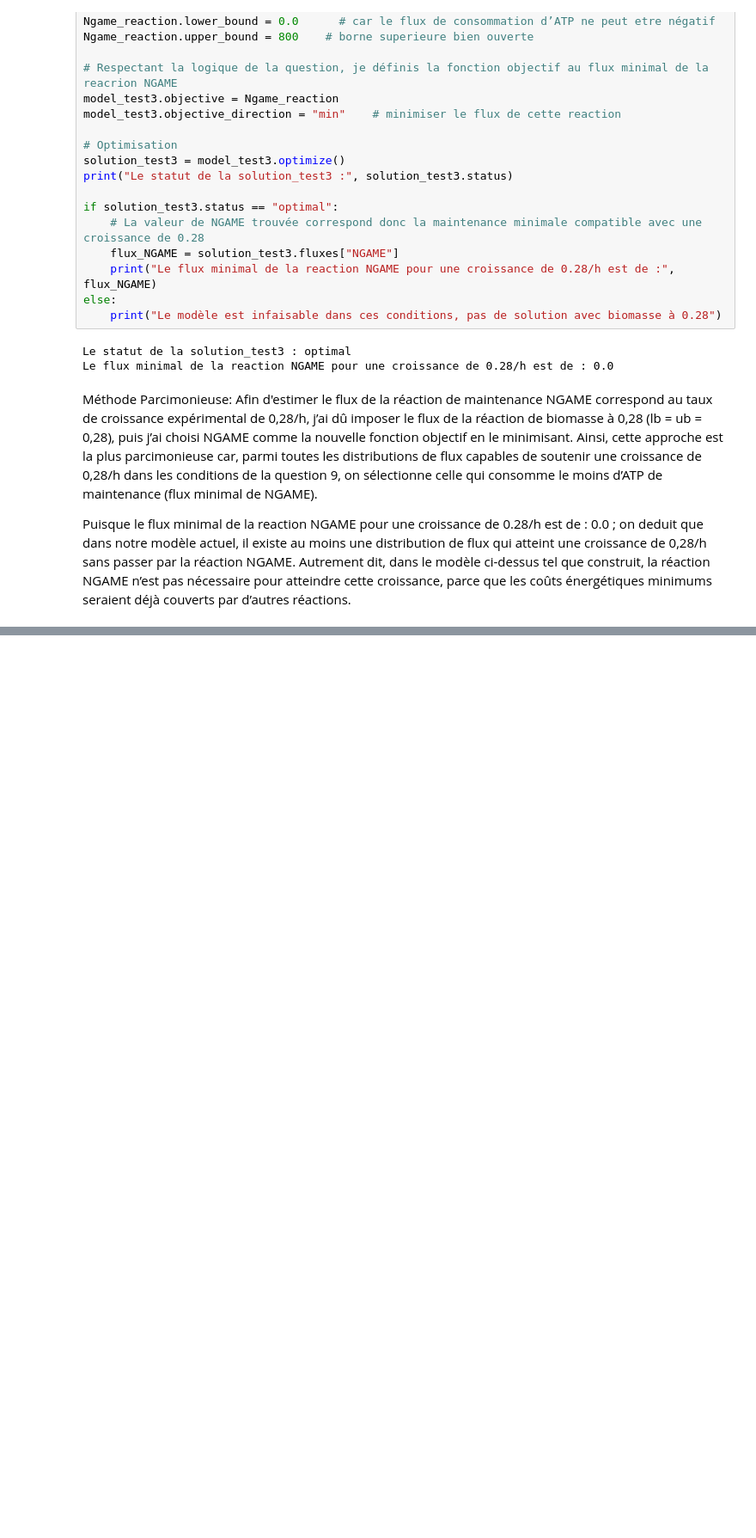
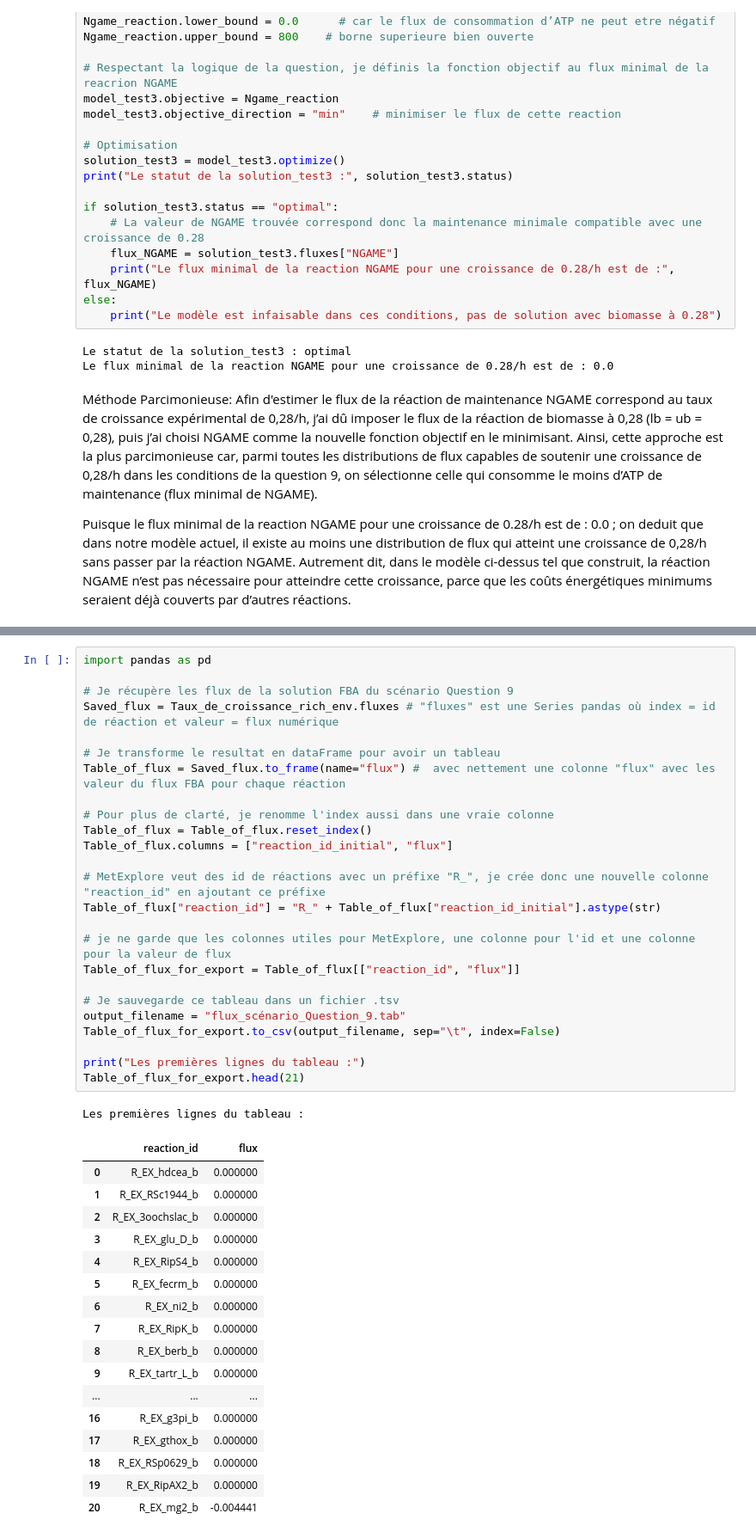
Before and after one commit to HHyacinthe/ralstonia_metexplore_Hyacinthe, a Jupyter notebook: Ralstonia_Cobra_project.ipynb, the cells around one changed output, grey strips where cells are left out. Shown at 86% size. Drawn from its saved outputs; the diff is of its cells as text; blank space fills up the shorter version.

```diff
--- a/Ralstonia_Cobra_project.ipynb
+++ b/Ralstonia_Cobra_project.ipynb
@@ -344,0 +347,44 @@ Puisque le flux minimal de la reaction NGAME pour une croissance de 0.28/h est d
+# %%
+import pandas as pd
+
+# Je récupère les flux de la solution FBA du scénario Question 9
+Saved_flux = Taux_de_croissance_rich_env.fluxes # "fluxes" est une Series pandas où index = id de réaction et valeur = flux numérique
+
+# Je transforme le resultat en dataFrame pour avoir un tableau
+Table_of_flux = Saved_flux.to_frame(name="flux") #  avec nettement une colonne "flux" avec les valeur du flux FBA pour chaque réaction
+
+# Pour plus de clarté, je renomme l'index aussi dans une vraie colonne
+Table_of_flux = Table_of_flux.reset_index()
+Table_of_flux.columns = ["reaction_id_initial", "flux"]
+
+# MetExplore veut des id de réactions avec un préfixe "R_", je crée donc une nouvelle colonne "reaction_id" en ajoutant ce préfixe
+Table_of_flux["reaction_id"] = "R_" + Table_of_flux["reaction_id_initial"].astype(str)
+
+# je ne garde que les colonnes utiles pour MetExplore, une colonne pour l'id et une colonne pour la valeur de flux
+Table_of_flux_for_export = Table_of_flux[["reaction_id", "flux"]]
+
+# Je sauvegarde ce tableau dans un fichier .tsv
+output_filename = "flux_scénario_Question_9.tab"
+Table_of_flux_for_export.to_csv(output_filename, sep="\t", index=False)
+
+print("Les premières lignes du tableau :")
+Table_of_flux_for_export.head(21)
+# %% [output]
+Les premières lignes du tableau :
+|  | reaction_id | flux |
+| 0 | R_EX_hdcea_b | 0.000000 |
+| 1 | R_EX_RSc1944_b | 0.000000 |
+| 2 | R_EX_3oochslac_b | 0.000000 |
+| 3 | R_EX_glu_D_b | 0.000000 |
+| 4 | R_EX_RipS4_b | 0.000000 |
+| 5 | R_EX_fecrm_b | 0.000000 |
+| 6 | R_EX_ni2_b | 0.000000 |
+| 7 | R_EX_RipK_b | 0.000000 |
+| 8 | R_EX_berb_b | 0.000000 |
+| 9 | R_EX_tartr_L_b | 0.000000 |
+| ... | ... | ... |
+| 16 | R_EX_g3pi_b | 0.000000 |
+| 17 | R_EX_gthox_b | 0.000000 |
+| 18 | R_EX_RSp0629_b | 0.000000 |
+| 19 | R_EX_RipAX2_b | 0.000000 |
+| 20 | R_EX_mg2_b | -0.004441 |
```
Also changed, not shown: parts of 3 cells of this notebook.
